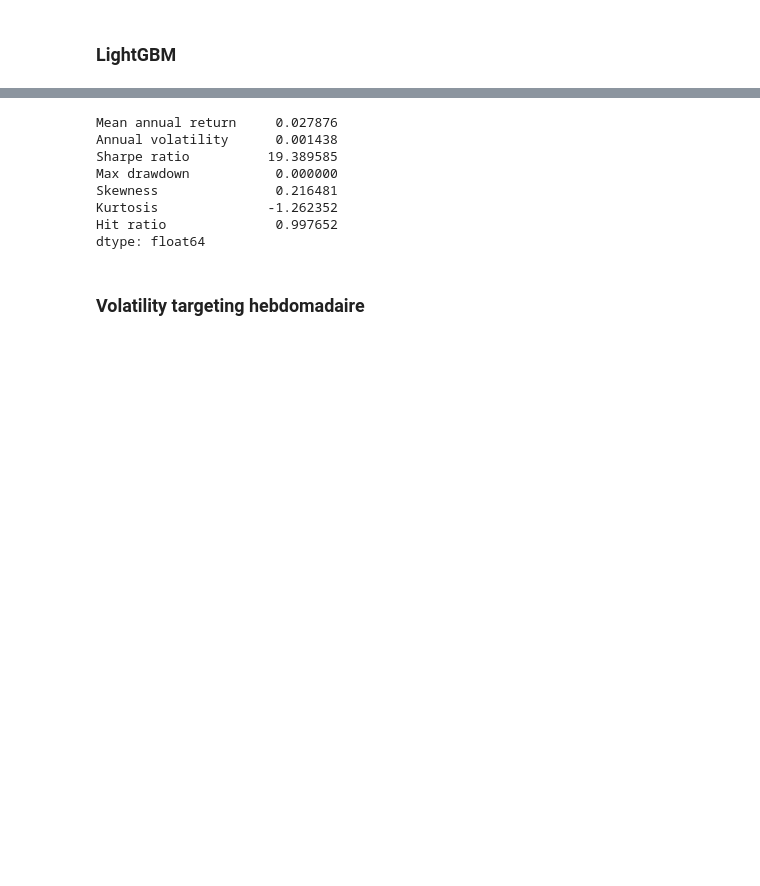
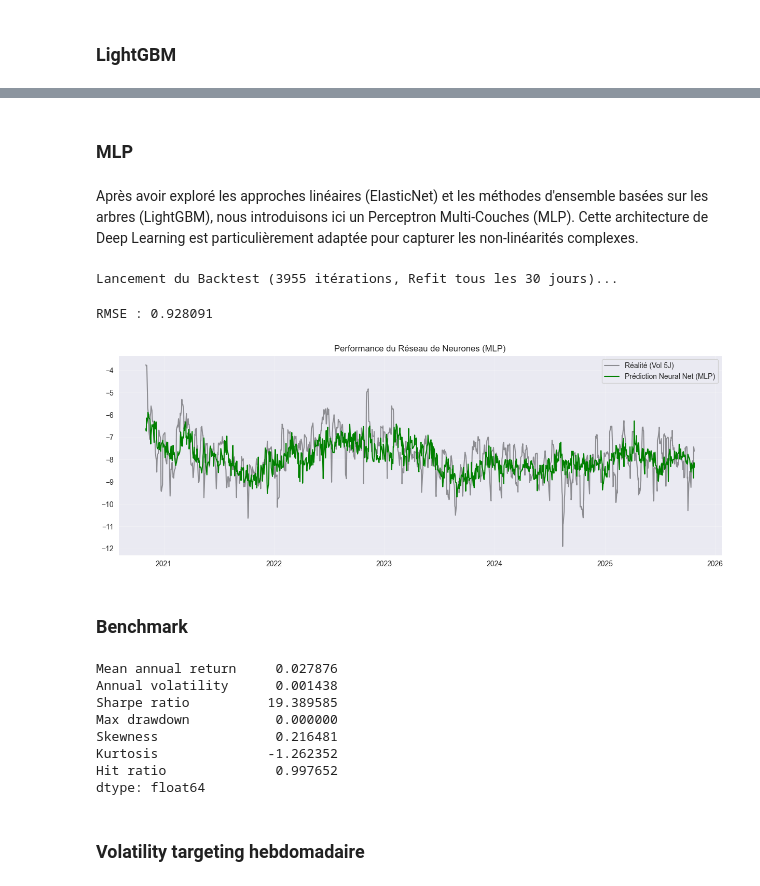
Before and after one commit to AntoninDevalland/Projet_Ml_Momentum, a Jupyter notebook: main_v2.ipynb, the cells around one changed output, grey strips where cells are left out. Cells and saved outputs as stored; diff of their text form; code cells hidden in the pictures; blank space fills up the shorter version.

```diff
--- a/main_v2.ipynb
+++ b/main_v2.ipynb
@@ -390,0 +353,11 @@ None
+# %%
+target_suffixes = ["ret1d", "chg1d", "gap200", "level"]
+
+# On ajoute des RV aux variables dont on veut des lags
+target_vars = ["RV 1j", "RV 5j"]
+
+X_lag = add_targeted_lags(X.copy(), suffixes=target_suffixes, extra_cols=target_vars)
+
+# dimension
+print(f"{X.shape[1]} -> {X_lag.shape[1]} variables")
+print(X_lag.info())
@@ -1707,0 +1551,4 @@ Name: DGS3MO, dtype: float64
+# %% [markdown]
+### MLP
+# %% [markdown]
+Après avoir exploré les approches linéaires (ElasticNet) et les méthodes d'ensemble basées sur les arbres (LightGBM), nous introduisons ici un Perceptron Multi-Couches (MLP). Cette architecture de Deep Learning est particulièrement adaptée pour capturer les non-linéarités complexes.
@@ -1707,0 +1559,57 @@ Name: DGS3MO, dtype: float64
+# %%
+param_nn = {
+    "hidden_layer_sizes": (32, 16),
+    "activation": "relu",
+    "solver": "adam",
+    "alpha": 0.1,
+    "learning_rate_init": 0.01,
+    "early_stopping": True,
+    "validation_fraction": 0.1,
+    "max_iter": 500,
+    "random_state": 42
+}
+
+inner_pipe = Pipeline([
+    ("scaler", StandardScaler()),
+    ("reg", MLPRegressor(**param_nn))
+])
+
+# Modèle Final
+model_nn_final = TransformedTargetRegressor(
+    regressor=inner_pipe,
+    transformer=StandardScaler()
+)
+
+# Lancement du Walk-Forward
+df_res_nn, _ = sklearn_walk_forward(
+    model=model_nn_final,
+    X=X_aligned,
+    y=y_aligned,
+    min_train_size=20*252,
+    rolling_window=True,
+    gap=4,
+    refit_step=30
+)
+
+# Performance
+rmse_nn = np.sqrt(mean_squared_error(df_res_nn["Actual"], df_res_nn["Pred"]))
+print(f"RMSE : {rmse_nn:.6f}")
+# %% [output]
+Lancement du Backtest (3955 itérations, Refit tous les 30 jours)...
+RMSE : 0.928091
+# %%
+plt.figure(figsize=(15, 5))
+
+plt.plot(df_res_nn.index[-1250:], df_res_nn["Actual"].iloc[-1250:],
+         label="Réalité (Vol 5J)", color="black", alpha=0.4)
+plt.plot(df_res_nn.index[-1250:], df_res_nn["Pred"].iloc[-1250:],
+         label="Prédiction Neural Net (MLP)", color="green", linewidth=1.5)
+
+plt.title("Performance du Réseau de Neurones (MLP)")
+plt.legend()
+plt.grid(True, alpha=0.3)
+plt.show()
+# %% [output]
+[figure, added]
+# %% [markdown]
+### Benchmark
```
Also changed, not shown: parts of 75 cells of this notebook, 1 other file.
